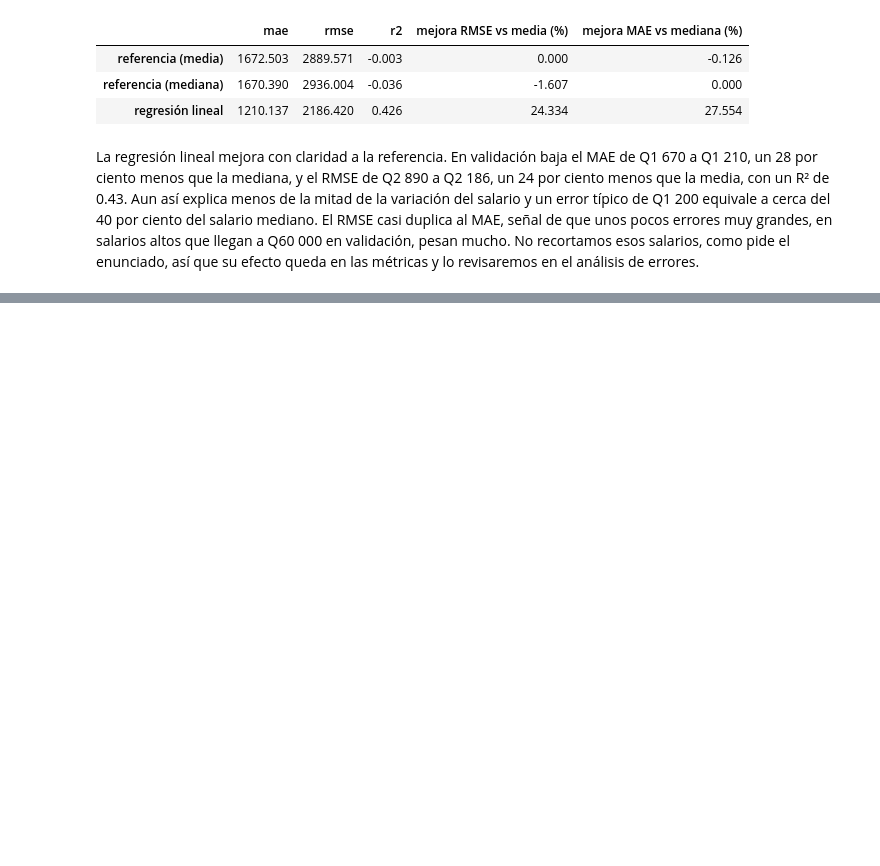
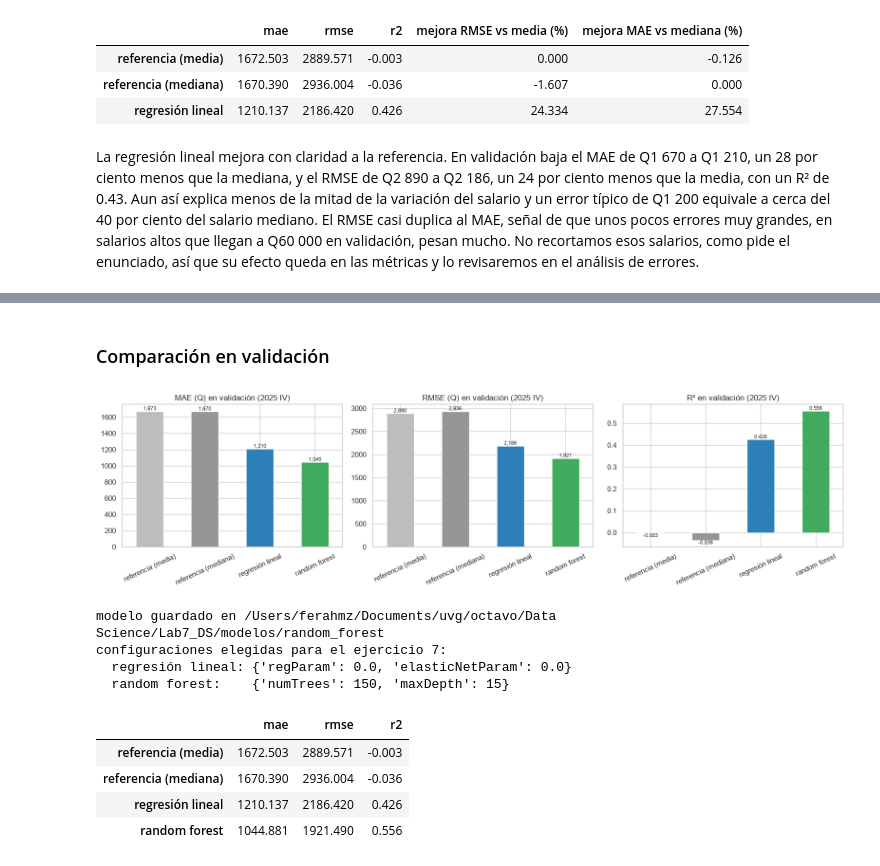
Before and after one commit to Fercho1118/Lab7_DS, a Jupyter notebook: notebooks/lab7.ipynb, the cells around one changed output, grey strips where cells are left out. Saved outputs shown, nothing was run; the diff lists cells and outputs as text; code cells hidden in the pictures; blank space fills up the shorter version.

```diff
--- a/notebooks/lab7.ipynb
+++ b/notebooks/lab7.ipynb
@@ -1450,0 +1564,38 @@ queda en las métricas y lo revisaremos en el análisis de errores.
+# %% [markdown]
+### Comparación en validación
+# %%
+comparacion_valid = pd.concat([
+    referencia.xs("validación", level="conjunto").drop(columns="predicción"),
+    pd.DataFrame([metricas(mejor_lr.transform(validacion)),
+                  metricas(mejor_rf.transform(validacion))],
+                 index=["regresión lineal", "random forest"])])
+
+fig, ejes = plt.subplots(1, 3, figsize=(16, 4.4))
+colores = ["#bdbdbd", "#969696", "#2c7fb8", "#41ab5d"]
+for eje, m, titulo in zip(ejes, METRICAS, ["MAE (Q)", "RMSE (Q)", "R²"]):
+    comparacion_valid[m].plot.bar(ax=eje, color=colores)
+    eje.set_title(f"{titulo} en validación (2025 IV)")
+    eje.tick_params(axis="x", rotation=25)
+    for i, v in enumerate(comparacion_valid[m]):
+        eje.text(i, v, f"{v:,.3f}" if m == "r2" else f"{v:,.0f}", ha="center",
+                 va="bottom" if v >= 0 else "top", fontsize=8)
+plt.tight_layout()
+plt.show()
+
+mejor_rf.write().overwrite().save(str(MODELOS / "random_forest"))
+print("modelo guardado en", MODELOS / "random_forest")
+print("configuraciones elegidas para el ejercicio 7:")
+print("  regresión lineal:", mejor_cfg_lr)
+print("  random forest:   ", mejor_cfg_rf)
+comparacion_valid.round(3)
+# %% [output]
+[figure, added]
+modelo guardado en /Users/ferahmz/Documents/uvg/octavo/Data Science/Lab7_DS/modelos/random_forest
+configuraciones elegidas para el ejercicio 7:
+  regresión lineal: {'regParam': 0.0, 'elasticNetParam': 0.0}
+  random forest:    {'numTrees': 150, 'maxDepth': 15}
+|  | mae | rmse | r2 |
+| referencia (media) | 1672.503 | 2889.571 | -0.003 |
+| referencia (mediana) | 1670.390 | 2936.004 | -0.036 |
+| regresión lineal | 1210.137 | 2186.420 | 0.426 |
+| random forest | 1044.881 | 1921.490 | 0.556 |
```
Also changed, not shown: parts of 7 cells of this notebook.
